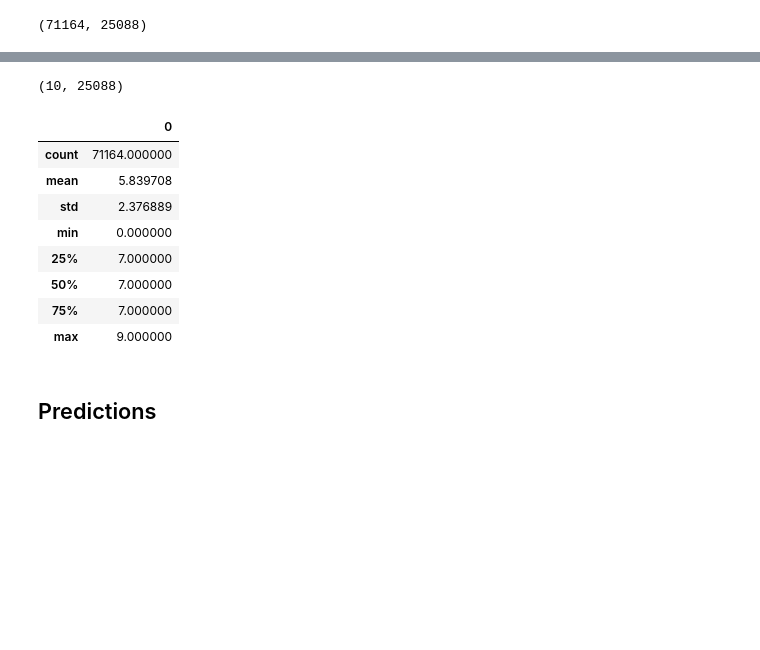
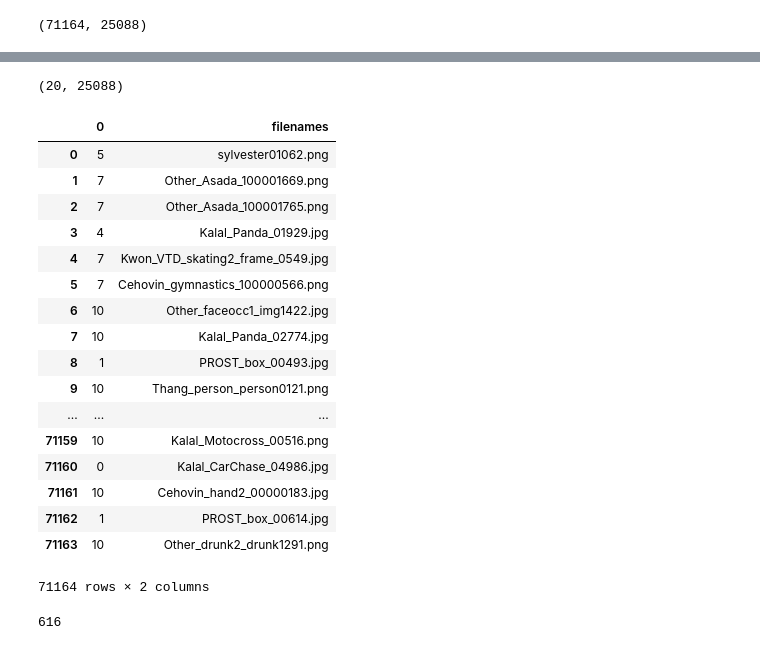
Before and after one commit to sohamhans19994/Object-Detection-Drone, a Jupyter notebook: kmeans_labelling_images.ipynb, the cells around one changed output, grey strips where cells are left out. Cells and saved outputs as stored; diff of their text form; code cells hidden in the pictures; blank space fills up the shorter version.

```diff
--- a/kmeans_labelling_images.ipynb
+++ b/kmeans_labelling_images.ipynb
@@ -111,29 +103,38 @@ from sklearn.cluster import MiniBatchKMeans
 # %%
-kmeans = MiniBatchKMeans(n_clusters=k, random_state=0, batch_size=200, max_iter=100000).fit(encoded_imgs)
+kmeans = MiniBatchKMeans(n_clusters=k, random_state=0, batch_size=200, max_iter=10).fit(encoded_imgs)
 # %%
 (kmeans.cluster_centers_).shape
 # %% [output]
-(10, 25088)
+(20, 25088)
 # %%
 labels = kmeans.labels_
 # %%
 np.savetxt("/home/soham/AeroMIT/rnn_yolo_model/keras-knn/labels_20_v2clusters.csv",labels,delimiter = ',')
 # %%
 
-with open("image_filename_order.txt",'w') as f:
+with open("/home/soham/AeroMIT/rnn_yolo_model/keras-knn/image_filename_order.txt",'w') as f:
     for file in filename_order:
         f.write(str(file) + '\n')
 # %%
 labels_df = pd.DataFrame(labels)
-labels_df['filenames'] = [filename[1] for file in filename_order]
-labels_df.to_csv('/home/soham/AeroMIT/rnn_yolo_model/keras-knn/labels_20_filenames.csv')
+labels_df['filenames'] = [file[1] for file in filename_order]
+labels_df
 # %% [output]
-|  | 0 |
-| count | 71164.000000 |
-| mean | 5.839708 |
-| std | 2.376889 |
-| min | 0.000000 |
-| 25% | 7.000000 |
-| 50% | 7.000000 |
-| 75% | 7.000000 |
-| max | 9.000000 |
+|  | 0 | filenames |
+| 0 | 5 | sylvester01062.png |
+| 1 | 7 | Other_Asada_100001669.png |
+| 2 | 7 | Other_Asada_100001765.png |
+| 3 | 4 | Kalal_Panda_01929.jpg |
+| 4 | 7 | Kwon_VTD_skating2_frame_0549.jpg |
+| 5 | 7 | Cehovin_gymnastics_100000566.png |
+| 6 | 10 | Other_faceocc1_img1422.jpg |
+| 7 | 10 | Kalal_Panda_02774.jpg |
+| 8 | 1 | PROST_box_00493.jpg |
+| 9 | 10 | Thang_person_person0121.png |
+| ... | ... | ... |
+| 71159 | 10 | Kalal_Motocross_00516.png |
+| 71160 | 0 | Kalal_CarChase_04986.jpg |
+| 71161 | 10 | Cehovin_hand2_00000183.jpg |
+| 71162 | 1 | PROST_box_00614.jpg |
+| 71163 | 10 | Other_drunk2_drunk1291.png |
+71164 rows × 2 columns
@@ -142,2 +140,0 @@ del(encoded_imgs)
-# %% [markdown]
-## Predictions
@@ -144,3 +143,8 @@ del(encoded_imgs)
+# %%
+import gc
+gc.collect()
+# %% [output]
+616
 # %%
 os.chdir(img_folder)
 prediction_filename_order = []
```
Also changed, not shown: parts of 17 cells of this notebook.
